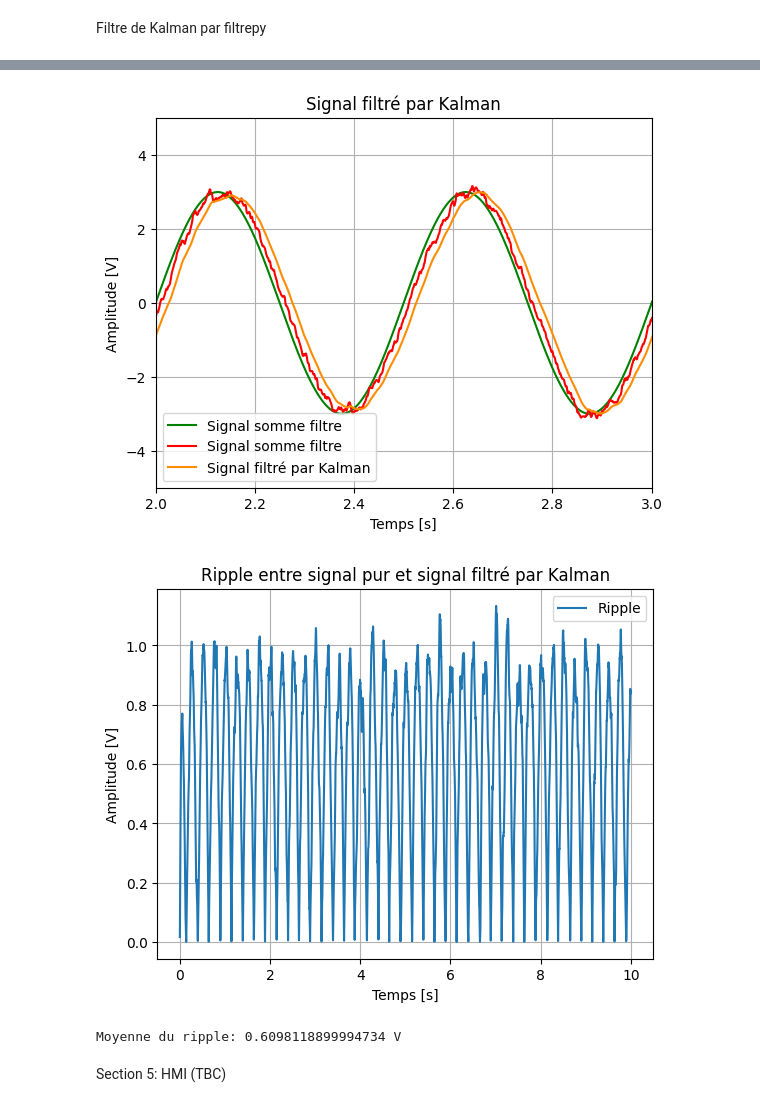
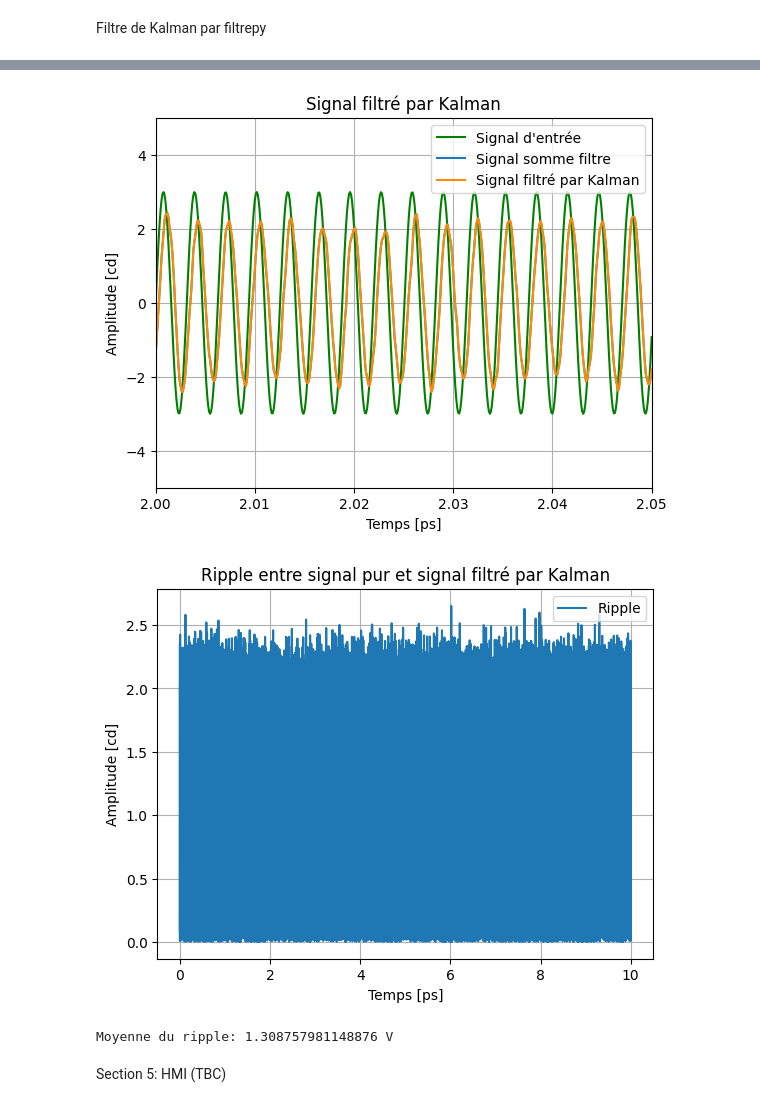
Before and after one commit to Trenzalore91/EI---KF, a Jupyter notebook: Untitled-1.ipynb, the cells around one changed output, grey strips where cells are left out. Saved outputs shown, nothing was run; the diff lists cells and outputs as text; code cells hidden in the pictures.

```diff
--- a/Untitled-1.ipynb
+++ b/Untitled-1.ipynb
@@ -124,9 +134,19 @@ dt = 0.1
+# %%
+Abscisse_Graph_Temporel = "Temps [ps]"
+Ordonnée_Graph_Temporel = "Amplitude [cd]"
+Abscisse_Graph_FFT = "Fréquence (THz)"
+Ordonnée_Graph_FFT = "Amplitude (cd)"
+Ordonnées_Graph_Bode_Gain = "Gain (dB)"
+Abscisse_Graph_Bode_Phase = "Fréquence (THz)"
+Ordonnées_Graph_Bode_Phase = "Phase (degrés)"
+Abscisse_Graph_Distrib_Gaussienne = "Amplitude [cd]"
+Ordonnée_Graph_Distrib_Gaussienne = "Densité de probabilité"
 # %% [markdown]
 Variables utilisées pour la génération d'un signal sinusoïdal:
     Sinus_Frequence représente la fréquence du signal en Hz
     Sinus_Amplitude représente l'amplitude du signal en V
 # %%
-Signal_In_Frequence = 2
+Signal_In_Frequence = 319
 Signal_Ins_Amplitude = 3
 # %% [markdown]
 Variables pour la génération du bruit blanc Gaussien (généré suivant une loi Normale):
@@ -146,7 +166,7 @@ Variables pour les filtres passe-bas
 Filtre_liste = []
 
 Filtre_id_1 = 1
-Filtre_fc_1 = 15
+Filtre_fc_1 = 340
 Filtre_Ordre_1 = 1
 Filtre_type_1 = 'passe-bas'
 Filtre_gain_1 = 1.
@@ -178,8 +198,8 @@ Kalman_B = Filtre_gain_1*(1-exp(-dt/(2*pi*Filtre_fc_1)))
 Kalman_C = 1.
 Kalman_D = 0.
 
-Kalman_Q0 = 0.001
-Kalman_R0 = W_Noise_STD**2
+Kalman_Q0 = W_Noise_STD#**2
+Kalman_R0 = 0.
 Kalman_P0 = 1.
 Kalman_x0 = 0.
 # %% [markdown]
@@ -403,23 +425,23 @@ zoom_graph(Absicisse_Graph, kalman_gains, (-0.5, 0.5), (0, 0.1), 'Zoom sur le ga
 # %%
-plt.plot(Absicisse_Graph, Signal_Entree, 'g', label='Signal somme filtre')
-plt.plot(Absicisse_Graph, Somme_Filtre, 'r', label='Signal somme filtre')
+plt.plot(Absicisse_Graph, Signal_Entree, 'g', label='Signal d\'entrée')
+plt.plot(Absicisse_Graph, Somme_Filtre, label='Signal somme filtre')
 plt.plot(Absicisse_Graph, filtered, 'darkorange', label='Signal filtré par Kalman')
 plt.title('Signal filtré par Kalman')
-plt.xlabel('Temps [s]')
-plt.ylabel('Amplitude [V]')
-plt.xlim(2, 3)
+plt.xlabel(Abscisse_Graph_Temporel)
+plt.ylabel(Ordonnée_Graph_Temporel)
+plt.xlim(2, 2.05)
 plt.ylim(-5, 5)
 plt.grid(True)
 plt.legend()
 plt.show()
 # %% [output]
-[figure, old version]
+[figure, new version]
 # %%
 ripple = np.abs(Signal_Entree - filtered)
 plt.plot(Absicisse_Graph, ripple, label='Ripple')
 plt.title('Ripple entre signal pur et signal filtré par Kalman')
-plt.xlabel('Temps [s]')
-plt.ylabel('Amplitude [V]')
+plt.xlabel(Abscisse_Graph_Temporel)
+plt.ylabel(Ordonnée_Graph_Temporel)
 plt.grid(True)
 #plt.ylim(0,1)
 plt.legend()
@@ -430,8 +452,8 @@ print("Moyenne du ripple:", np.mean(ripple), "V")
 #ripple = ripple[ripple < 0.4]
 #print("Moyenne du ripple sans tenir compte des valeurs > 0.4:", np.mean(ripple), "V")
 # %% [output]
-[figure, old version]
+[figure, new version]
-Moyenne du ripple: 0.6098118899994734 V
+Moyenne du ripple: 1.308757981148876 V
 # %% [markdown]
 Section 5: HMI (TBC)
 # %%
```
Also changed, not shown: parts of 10 cells of this notebook.
